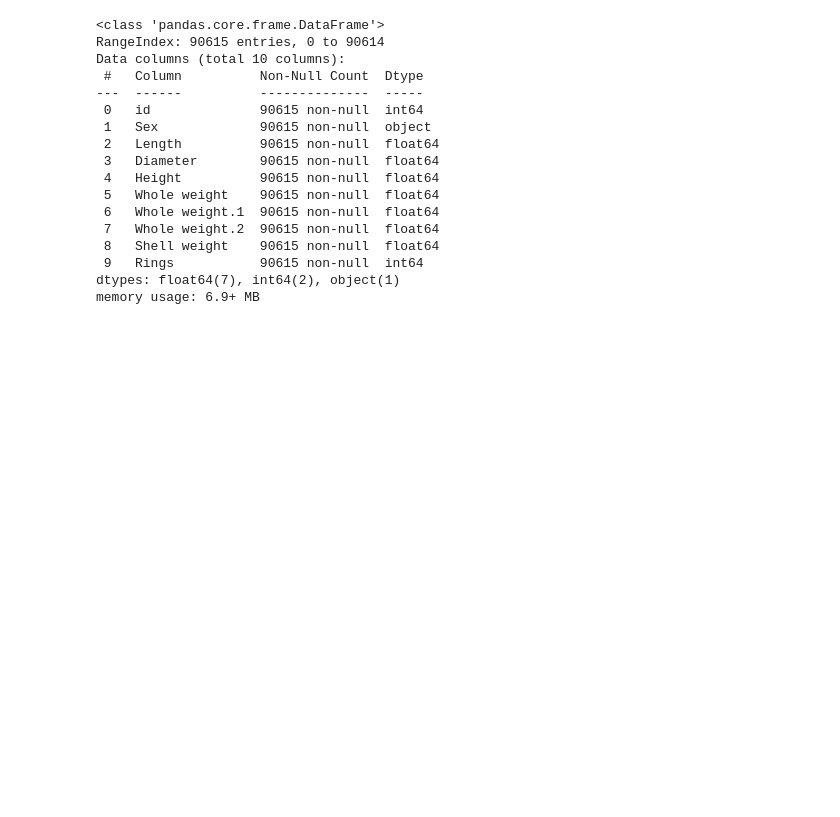
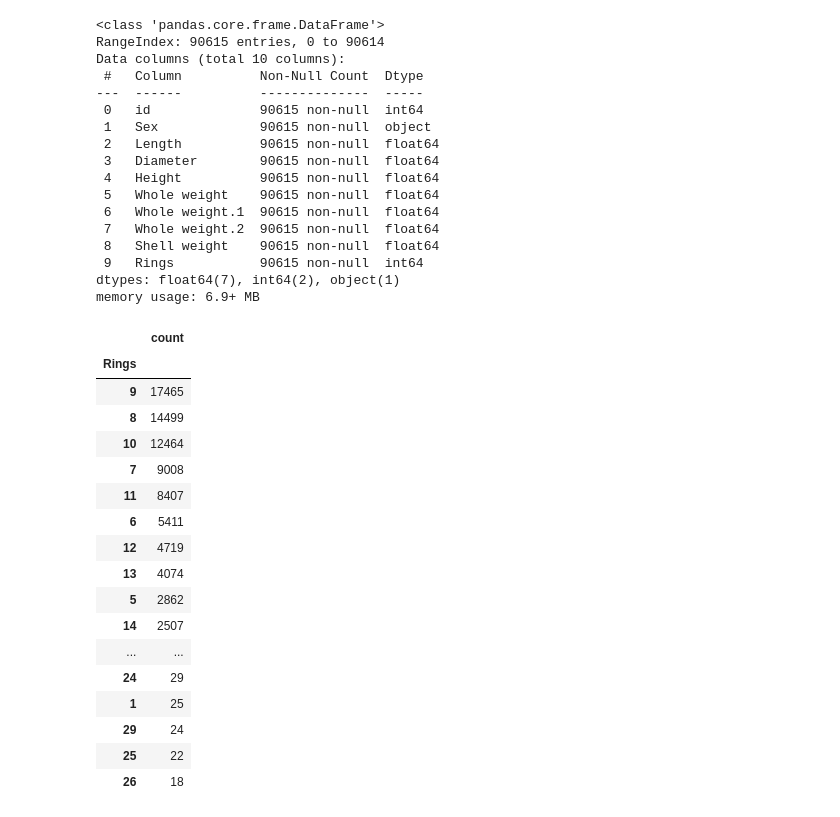
Before and after one commit to Cralsic123/Abalone-Rings-Predictor, a Jupyter notebook: Optuna_.ipynb, the cells around one changed output. Saved outputs shown, nothing was run; the diff lists cells and outputs as text; code cells hidden in the pictures; blank space fills up the shorter version.

```diff
--- a/Optuna_.ipynb
+++ b/Optuna_.ipynb
@@ -87,0 +89,21 @@ train_df = transform_weight(train_df)
+# %%
+pd.DataFrame(train_df.Rings.value_counts())
+# %% [output]
+|  | count |
+| Rings |  |
+| 9 | 17465 |
+| 8 | 14499 |
+| 10 | 12464 |
+| 7 | 9008 |
+| 11 | 8407 |
+| 6 | 5411 |
+| 12 | 4719 |
+| 13 | 4074 |
+| 5 | 2862 |
+| 14 | 2507 |
+| ... | ... |
+| 24 | 29 |
+| 1 | 25 |
+| 29 | 24 |
+| 25 | 22 |
+| 26 | 18 |
```
Also changed, not shown: parts of 3 cells of this notebook.
